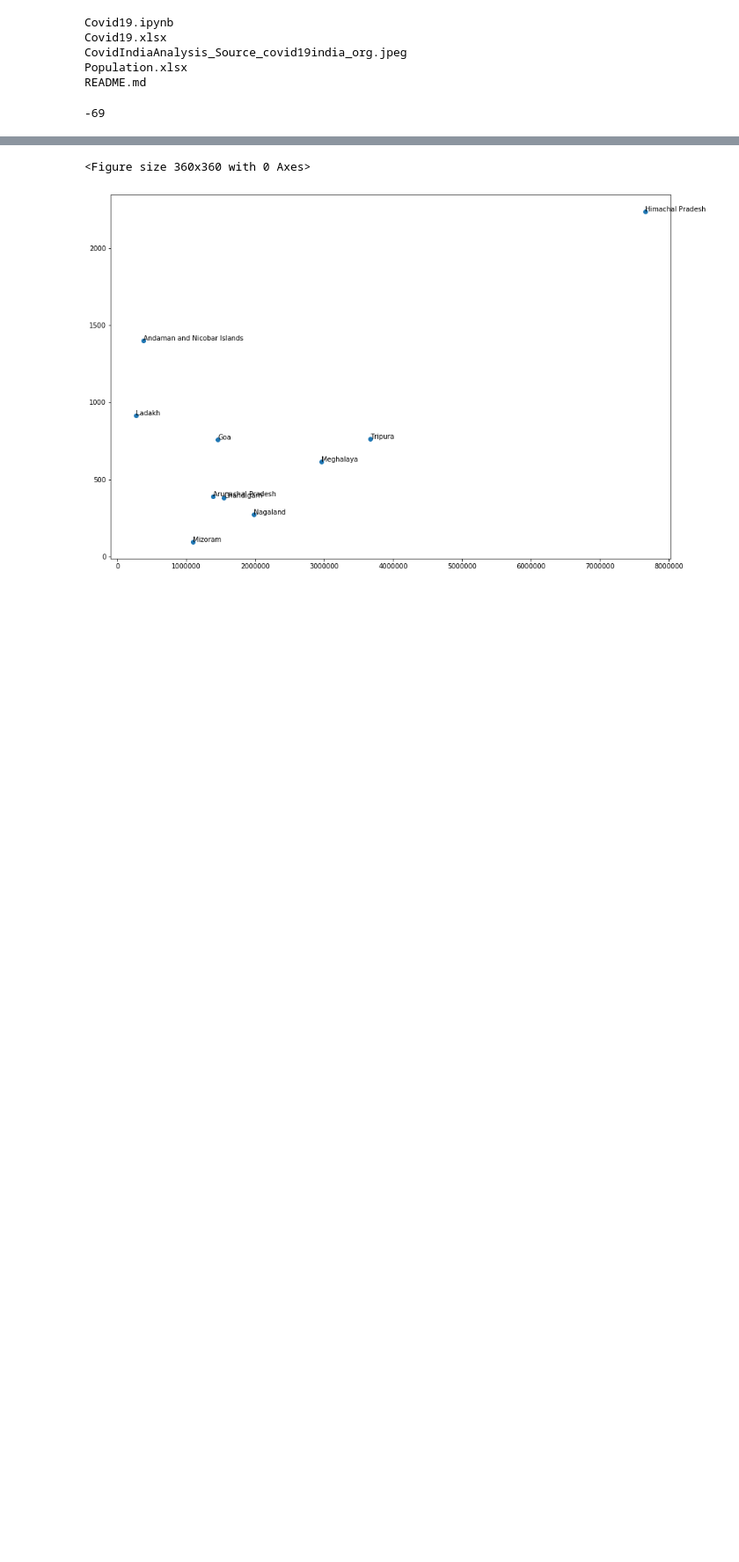
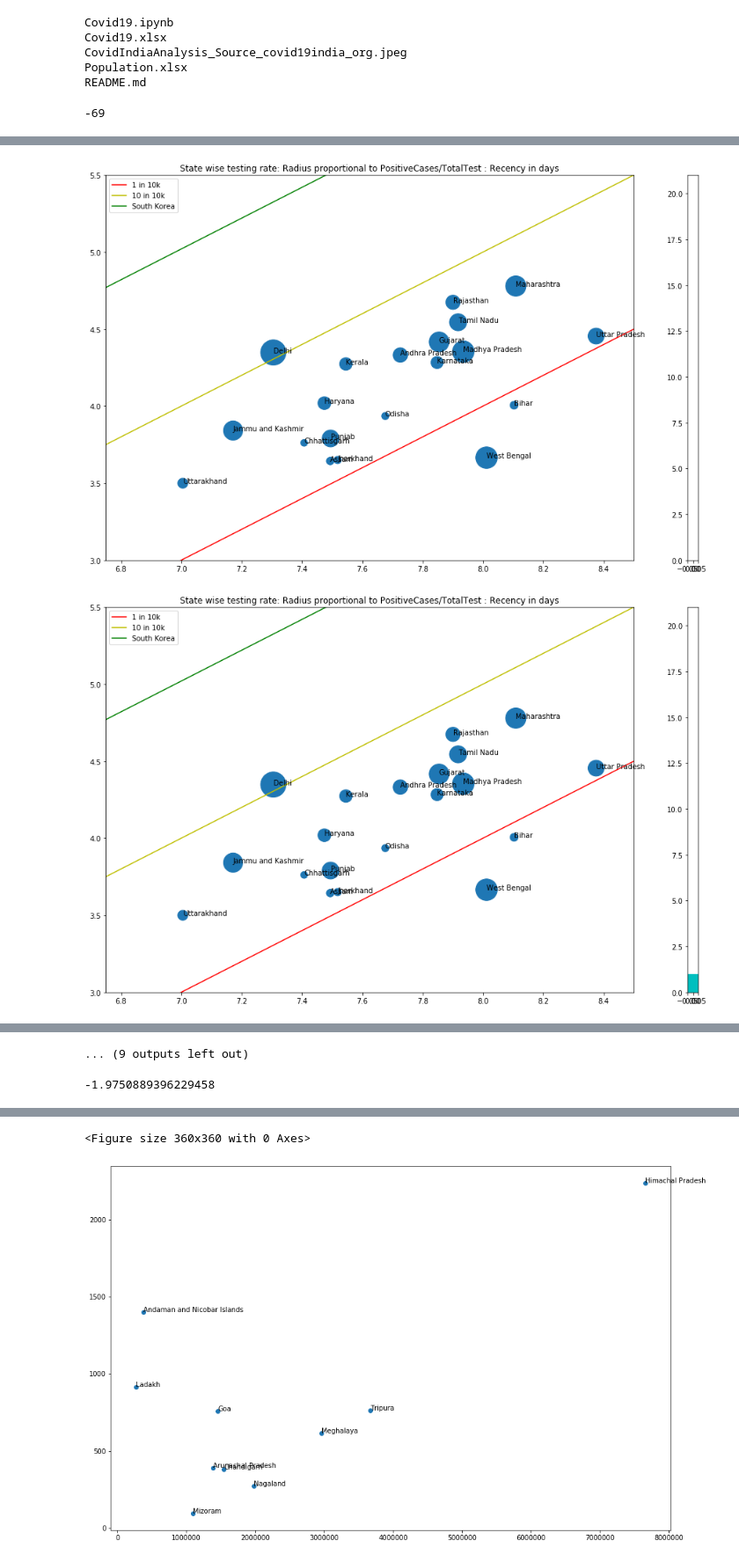
Before and after one commit to suryade1992/CovidSatetwiseTesting, a Jupyter notebook: Covid19.ipynb, the cells around one changed output, grey strips where cells are left out. Shown at 88% size. Saved outputs shown, nothing was run; the diff lists cells and outputs as text; code cells hidden in the pictures; blank space fills up the shorter version.

```diff
--- a/Covid19.ipynb
+++ b/Covid19.ipynb
@@ -56,0 +59,31 @@ chart_df.drop_duplicates('State')
+# %%
+di=0
+for di in range(len(all_days)):
+    chart_df1 = chart_df[chart_df.Population>=8000000][chart_df['Recency']<=di*(-1)].drop_duplicates('State',keep='last')
+
+    f, (ax, a1) = plt.subplots(1, 2, gridspec_kw={'width_ratios': [50, 1]},figsize=(15,10))
+    y = chart_df1['Total Tested (log)'].values
+    x = chart_df1["Population (log)"].values
+    n = chart_df1['State'].values
+    s = chart_df1['positive_rate'].values
+    ax.scatter(x, y,s=s)
+    for i, txt in enumerate(n):
+        ax.annotate(txt, (x[i], y[i]))
+    ax.set_xlim([6.75,8.5])
+    ax.set_ylim([3,5.5])
+    x_min, x_max = ax.get_xlim()
+    y_min, y_max = x_min-4, x_max-4
+    ax.plot([x_min, x_max], [y_min, y_max],c='r', label='1 in 10k')
+    y_min, y_max = x_min-3, x_max-3
+    ax.plot([x_min, x_max], [y_min, y_max],c='y', label='10 in 10k')
+    y_min, y_max = x_min-1.98, x_max-1.98
+    ax.plot([x_min, x_max], [y_min, y_max],c='g', label='South Korea')
+    ax.legend()
+    a1.bar([0],[di],color=['c'])
+    a1.set_xlim([0,0])
+    a1.set_ylim([0, len(all_days)])
+    ax.set_title('State wise testing rate: Radius proportional to PositiveCases/TotalTest : Recency in days')
+    plt.savefig('CovidIndiaAnalysis_Source_covid19india_org'+str(di)+'.jpeg')
+# %% [output]
+[figure, added]
+[figure, added]
@@ -57,3 +100,8 @@ chart_df.drop_duplicates('State')
+... (9 outputs left out)
+# %%
+math.log(546463/51600000,10)
+# %% [output]
+-1.9750889396229458
 # %%
 di = 20
 x_m_g = 0
```
Also changed, not shown: parts of 6 cells of this notebook, 22 other files.
